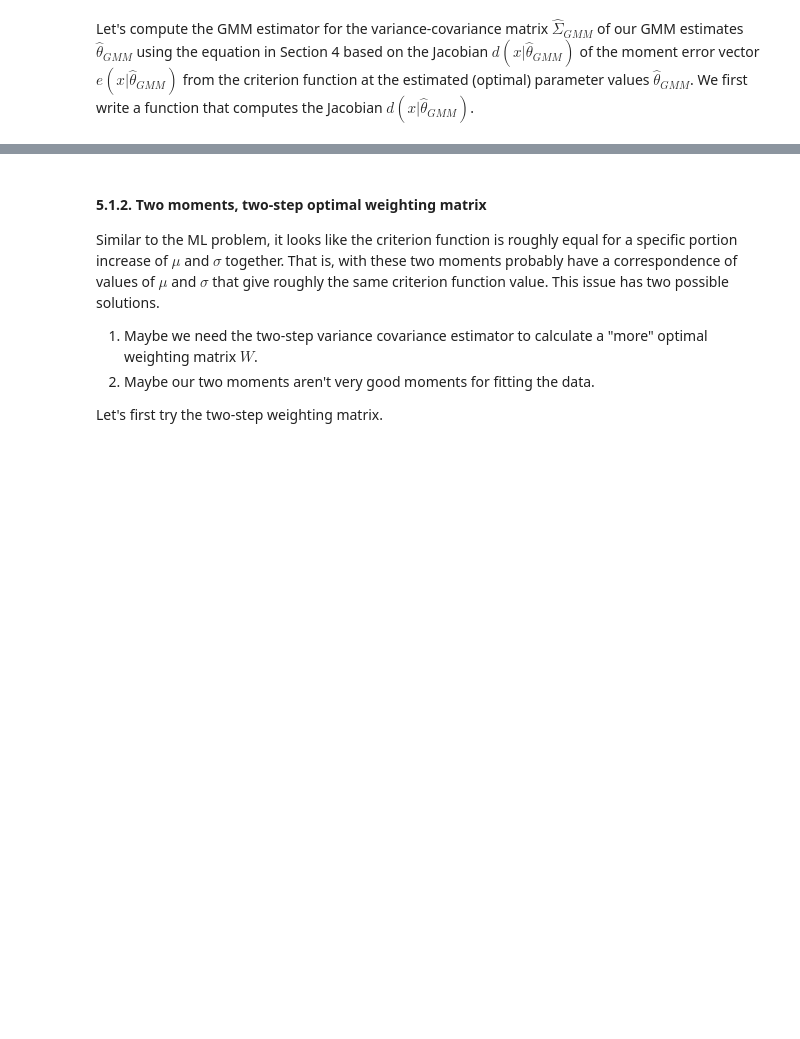
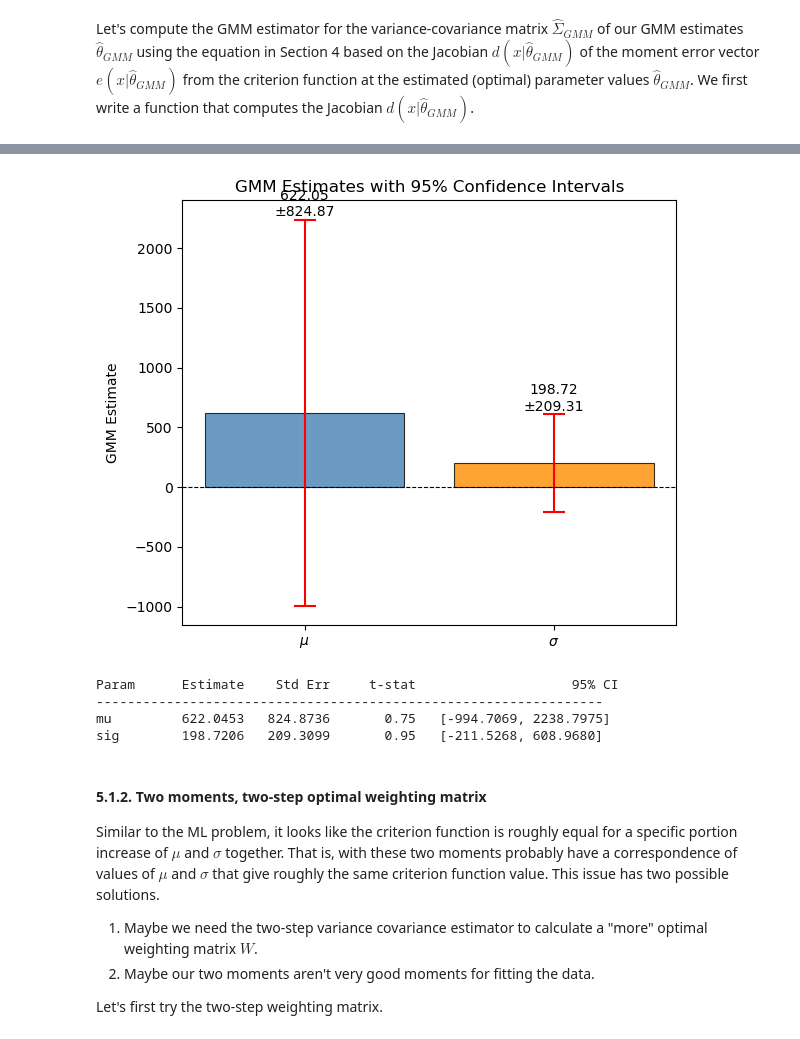
Before and after one commit to antoineding/StructEst_W20, a Jupyter notebook: Notebooks/GMM/GMMest.ipynb, the cells around one changed output, grey strips where cells are left out. Cells and saved outputs as stored; diff of their text form; code cells hidden in the pictures; blank space fills up the shorter version.

```diff
--- a/Notebooks/GMM/GMMest.ipynb
+++ b/Notebooks/GMM/GMMest.ipynb
@@ -571,3 +621,60 @@ print('Std. err. sig_hat=', np.sqrt(SigHat2[1, 1]))
+# %%
+import matplotlib.pyplot as plt
+import numpy as np
+
+# ── extract estimates and standard errors ──────────────────────
+N = pts.shape[0]
+d_err2 = Jac_err2(pts, mu_GMM1, sig_GMM1, 0.0, 450.0, False)
+SigHat2 = (1 / N) * lin.inv(d_err2.T @ W_hat @ d_err2)
+
+estimates = np.array([mu_GMM1, sig_GMM1])
+se        = np.array([np.sqrt(SigHat2[0, 0]), np.sqrt(SigHat2[1, 1])])
+ci        = 1.96 * se
+labels    = [r'$\mu$', r'$\sigma$']
+
+# ── barplot ────────────────────────────────────────────────────
+fig, ax = plt.subplots(figsize=(6, 5))
+
+bars = ax.bar(
+    labels,
+    estimates,
+    yerr=ci,
+    capsize=8,
+    color=['steelblue', 'darkorange'],
+    alpha=0.8,
+    edgecolor='black',
+    linewidth=0.8,
+    error_kw=dict(ecolor='red', elinewidth=1.5, capthick=1.5)
+)
+
+# annotate each bar with estimate ± SE
+for bar, est, s in zip(bars, estimates, se):
+    ax.text(
+        bar.get_x() + bar.get_width() / 2,
+        bar.get_height() + 1.96 * s + max(estimates) * 0.01,
+        f"{est:.2f}\n±{s:.2f}",
+        ha='center', va='bottom', fontsize=10
+    )
+
+ax.axhline(0, color='black', linewidth=0.8, linestyle='--')
+ax.set_ylabel("GMM Estimate")
+ax.set_title("GMM Estimates with 95% Confidence Intervals")
+
+plt.tight_layout()
+plt.show()
+
+# ── print table ────────────────────────────────────────────────
+print(f"\n{'Param':<8} {'Estimate':>10} {'Std Err':>10} {'t-stat':>10} {'95% CI':>25}")
+print("-" * 65)
+for name, est, s in zip([r'mu', r'sig'], estimates, se):
+    lo, hi = est - 1.96*s, est + 1.96*s
+    print(f"{name:<8} {est:>10.4f} {s:>10.4f} {est/s:>10.2f}   [{lo:.4f}, {hi:.4f}]")
+# %% [output]
+[figure, added]
+Param      Estimate    Std Err     t-stat                    95% CI
+-----------------------------------------------------------------
+mu         622.0453   824.8736       0.75   [-994.7069, 2238.7975]
+sig        198.7206   209.3099       0.95   [-211.5268, 608.9680]
 # %% [markdown]
 #### 5.1.2. Two moments, two-step optimal weighting matrix
 Similar to the ML problem, it looks like the criterion function is roughly equal for a specific portion increase of $\mu$ and $\sigma$ together. That is, with these two moments probably have a correspondence of values of $\mu$ and $\sigma$ that give roughly the same criterion function value. This issue has two possible solutions.
```
Also changed, not shown: parts of 24 cells of this notebook, 1 other file.
